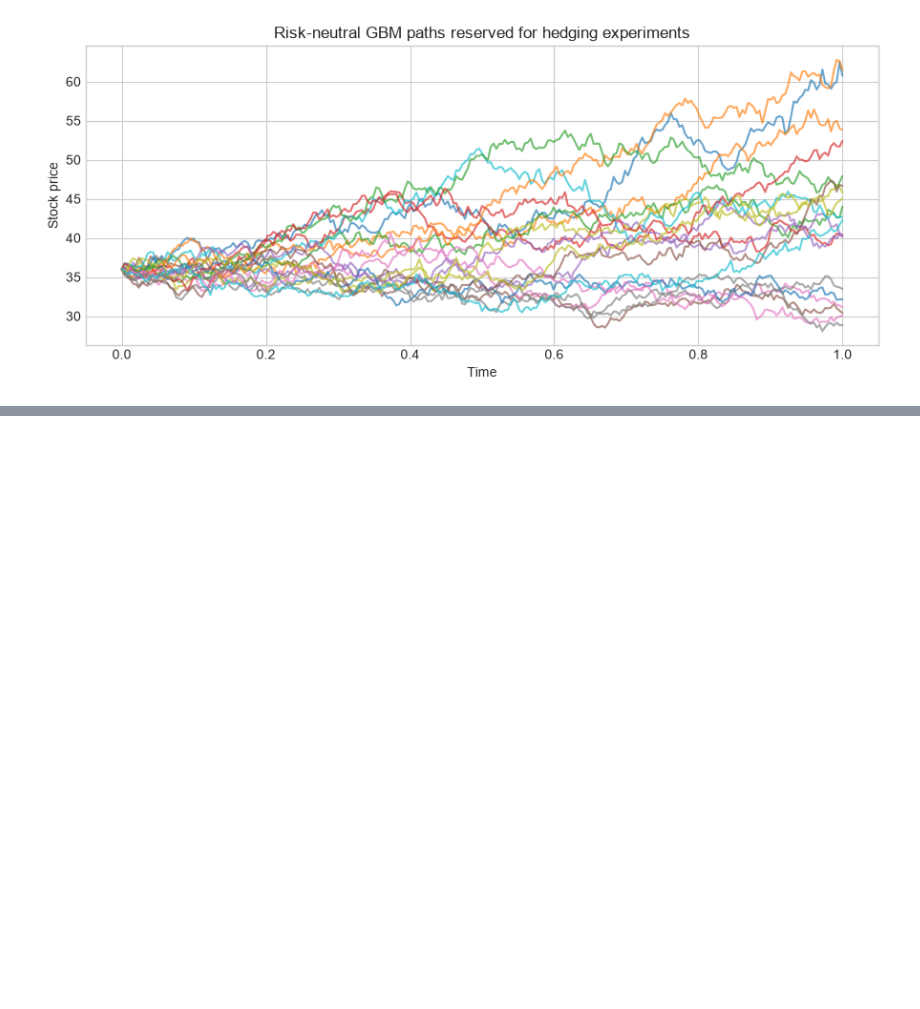
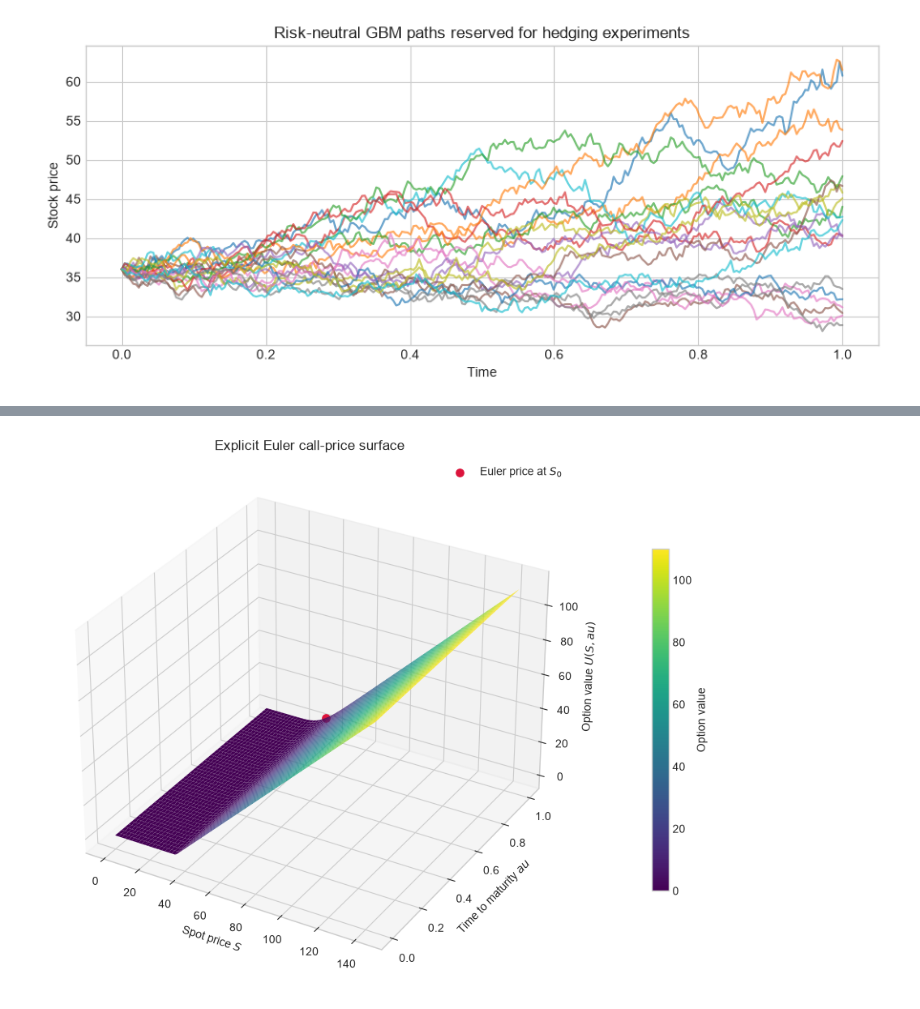
Before and after one commit to borhendahouathi/option-pricing-models, a Jupyter notebook: notebooks/01_pricing_methods.ipynb, the cells around one changed output, grey strips where cells are left out. Cells and saved outputs as stored; diff of their text form; code cells hidden in the pictures; blank space fills up the shorter version.

```diff
--- a/notebooks/01_pricing_methods.ipynb
+++ b/notebooks/01_pricing_methods.ipynb
@@ -129,0 +252,12 @@ plt.tight_layout()
+# %%
+spot_mesh, tau_mesh = np.meshgrid(S_pde, tau_pde)
+fig = plt.figure(figsize=(10, 7))
+ax = fig.add_subplot(projection='3d')
+surface = ax.plot_surface(spot_mesh, tau_mesh, U, cmap='viridis', rstride=20, cstride=2, linewidth=0, antialiased=True)
+ax.scatter(S0, tau, euler_price, color='crimson', s=45, label='Euler price at $S_0$')
+ax.set(xlabel='Spot price $S$', ylabel='Time to maturity $\tau$', zlabel='Option value $U(S, \tau)$', title='Explicit Euler call-price surface')
+fig.colorbar(surface, ax=ax, shrink=0.65, pad=0.1, label='Option value')
+ax.legend()
+plt.tight_layout()
+# %% [output]
+[figure, added]
```
Also changed, not shown: parts of 7 cells of this notebook, 9 other files.
